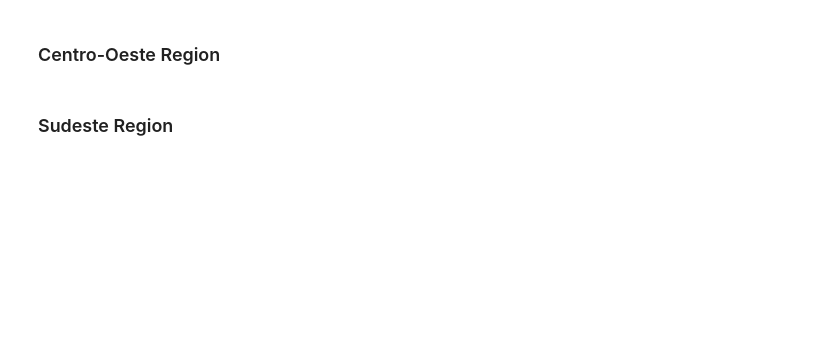
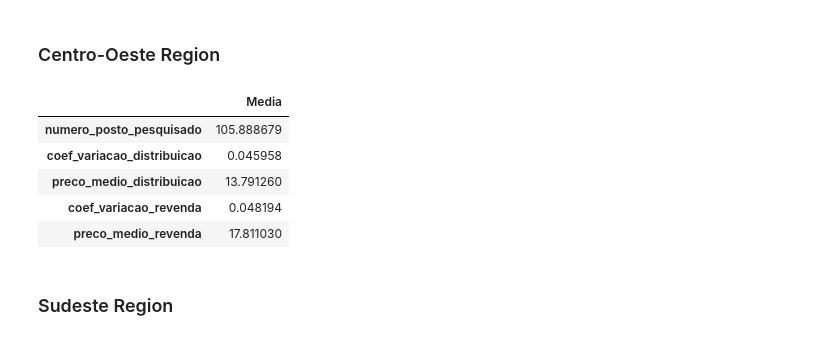
Before and after one commit to 02-data-analysis-cv-cin/gas-prices-brazil, a Jupyter notebook: notebook/gas_price_in_brazil.ipynb, the cells around one changed output. Cells and saved outputs as stored; diff of their text form; code cells hidden in the pictures; blank space fills up the shorter version.

```diff
--- a/notebook/gas_price_in_brazil.ipynb
+++ b/notebook/gas_price_in_brazil.ipynb
@@ -894,9 +1059,16 @@ temp
 # %% [markdown]
 ### Centro-Oeste Region
 # %%
-temp = interess_gas_prices_brazil_df[(interess_gas_prices_brazil_df['REGIÃO'] == 'CENTRO OESTE') & (interess_gas_prices_brazil_df['ANO'] == 2019)][coef_med_columns].mean().transpose().to_frame()
+temp = interess_gas_prices_brazil_df[(interess_gas_prices_brazil_df['regiao'] == 'CENTRO OESTE') & (interess_gas_prices_brazil_df['ano'] == 2019)][coef_med_columns].mean().transpose().to_frame()
 temp.columns = ["Media"]
 temp
+# %% [output]
+|  | Media |
+| numero_posto_pesquisado | 105.888679 |
+| coef_variacao_distribuicao | 0.045958 |
+| preco_medio_distribuicao | 13.791260 |
+| coef_variacao_revenda | 0.048194 |
+| preco_medio_revenda | 17.811030 |
 # %% [markdown]
 ### Sudeste Region
 # %%
```
Also changed, not shown: parts of 80 cells of this notebook, 1 other file.
